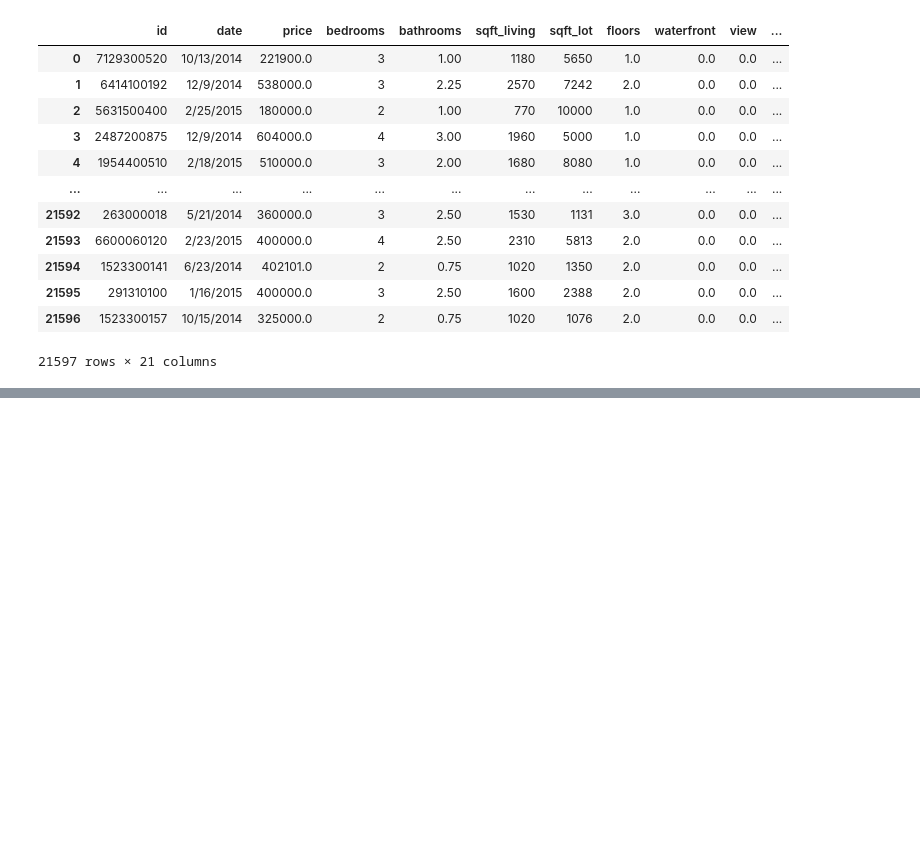
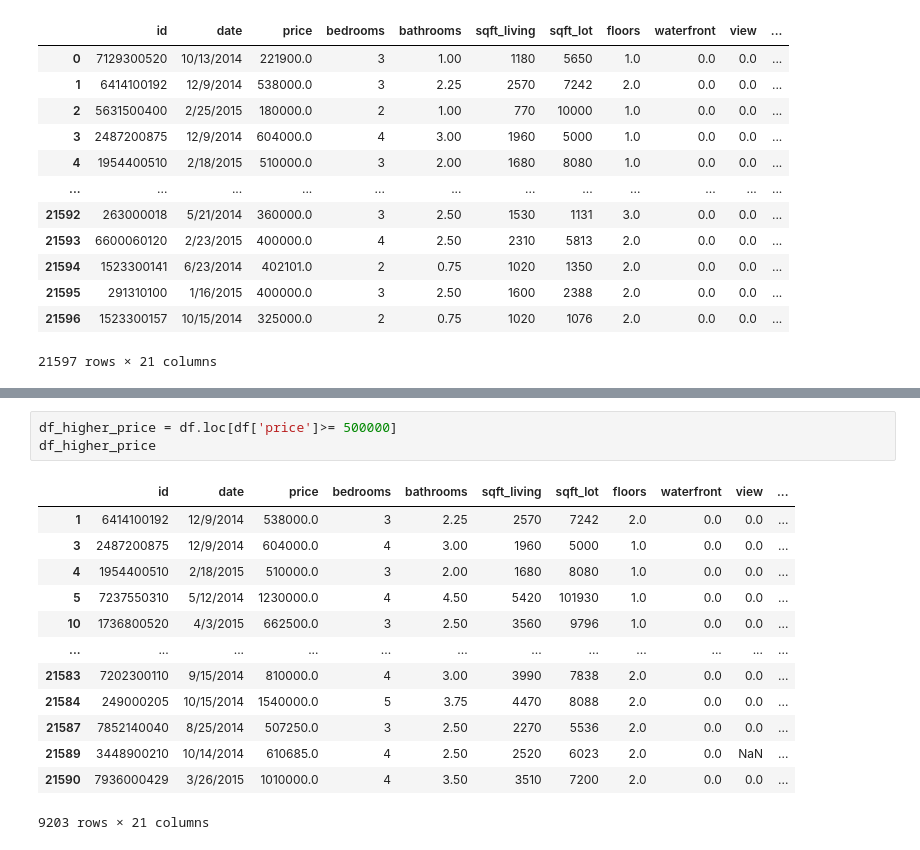
Before and after one commit to Joshua-Hill-Science/linear_regression_project, a Jupyter notebook: notebooks/exploratory/Hayden/linear_regression_working_notebook.ipynb, the cells around one changed output, grey strips where cells are left out. Drawn from its saved outputs; the diff is of its cells as text; blank space fills up the shorter version.

```diff
--- a/notebooks/exploratory/Hayden/linear_regression_working_notebook.ipynb
+++ b/notebooks/exploratory/Hayden/linear_regression_working_notebook.ipynb
@@ -173,0 +212,17 @@ strong multicollinearity or other numerical problems.
+# %%
+df_higher_price = df.loc[df['price']>= 500000]
+df_higher_price
+# %% [output]
+|  | id | date | price | bedrooms | bathrooms | sqft_living | sqft_lot | floors | waterfront | view | ... |
+| 1 | 6414100192 | 12/9/2014 | 538000.0 | 3 | 2.25 | 2570 | 7242 | 2.0 | 0.0 | 0.0 | ... |
+| 3 | 2487200875 | 12/9/2014 | 604000.0 | 4 | 3.00 | 1960 | 5000 | 1.0 | 0.0 | 0.0 | ... |
+| 4 | 1954400510 | 2/18/2015 | 510000.0 | 3 | 2.00 | 1680 | 8080 | 1.0 | 0.0 | 0.0 | ... |
+| 5 | 7237550310 | 5/12/2014 | 1230000.0 | 4 | 4.50 | 5420 | 101930 | 1.0 | 0.0 | 0.0 | ... |
+| 10 | 1736800520 | 4/3/2015 | 662500.0 | 3 | 2.50 | 3560 | 9796 | 1.0 | 0.0 | 0.0 | ... |
+| ... | ... | ... | ... | ... | ... | ... | ... | ... | ... | ... | ... |
+| 21583 | 7202300110 | 9/15/2014 | 810000.0 | 4 | 3.00 | 3990 | 7838 | 2.0 | 0.0 | 0.0 | ... |
+| 21584 | 249000205 | 10/15/2014 | 1540000.0 | 5 | 3.75 | 4470 | 8088 | 2.0 | 0.0 | 0.0 | ... |
+| 21587 | 7852140040 | 8/25/2014 | 507250.0 | 3 | 2.50 | 2270 | 5536 | 2.0 | 0.0 | 0.0 | ... |
+| 21589 | 3448900210 | 10/14/2014 | 610685.0 | 4 | 2.50 | 2520 | 6023 | 2.0 | 0.0 | NaN | ... |
+| 21590 | 7936000429 | 3/26/2015 | 1010000.0 | 4 | 3.50 | 3510 | 7200 | 2.0 | 0.0 | 0.0 | ... |
+9203 rows × 21 columns
```
Also changed, not shown: parts of 7 cells of this notebook.
